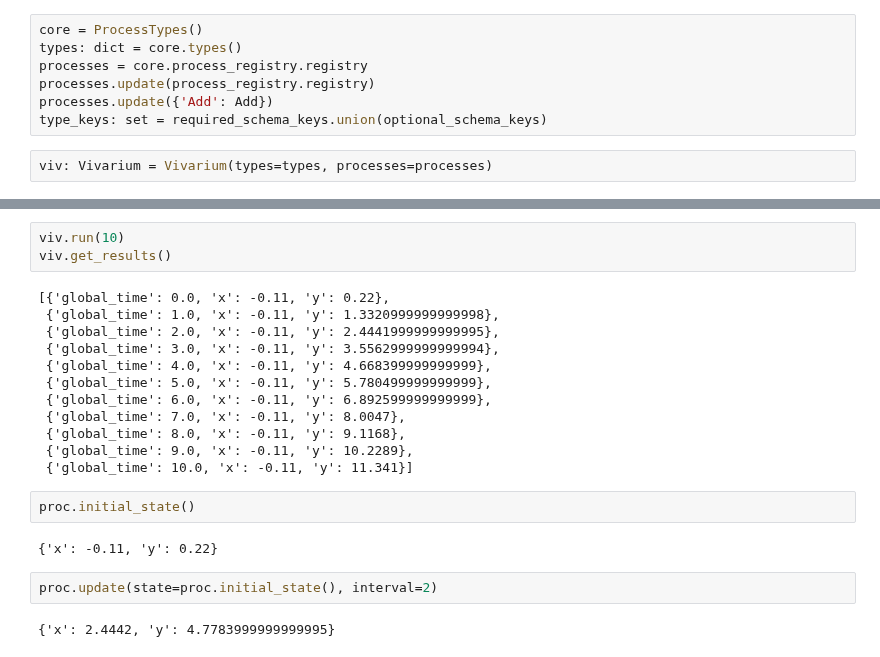
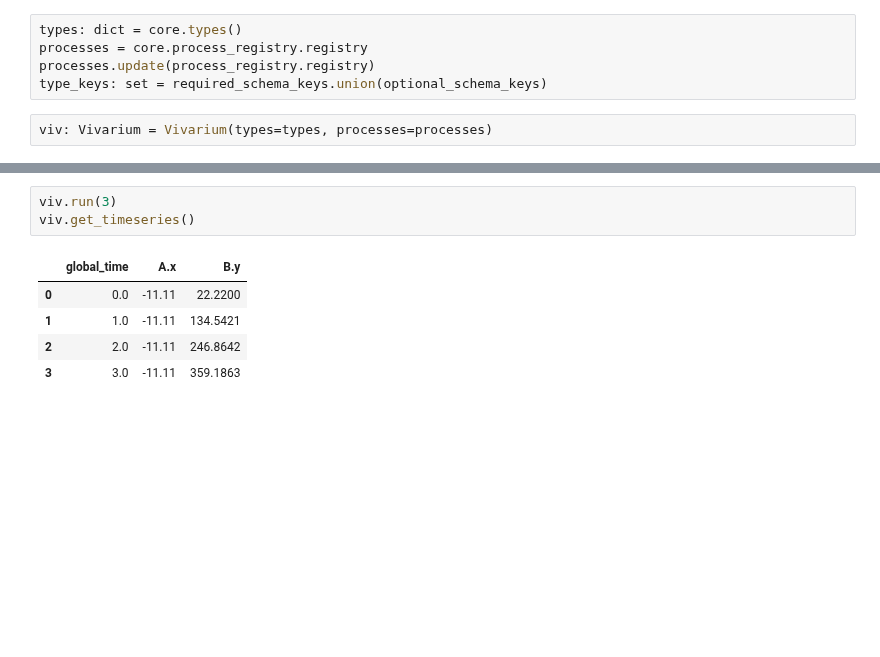
Before and after one commit to vivarium-collective/vEcoli, a Jupyter notebook: notebooks/pbg_migration.ipynb, the cells around one changed output, grey strips where cells are left out. Cells and saved outputs as stored; diff of their text form; blank space fills up the shorter version.

```diff
--- a/notebooks/pbg_migration.ipynb
+++ b/notebooks/pbg_migration.ipynb
@@ -47,9 +60,7 @@ class Add(BaseProcess):
 # %%
-core = ProcessTypes()
 types: dict = core.types()
 processes = core.process_registry.registry
 processes.update(process_registry.registry)
-processes.update({'Add': Add})
 type_keys: set = required_schema_keys.union(optional_schema_keys)
 # %%
 viv: Vivarium = Vivarium(types=types, processes=processes)
@@ -104,23 +151,9 @@ viv.add_emitter()
 # %%
-viv.run(10)
-viv.get_results()
+viv.run(3)
+viv.get_timeseries()
 # %% [output]
-[{'global_time': 0.0, 'x': -0.11, 'y': 0.22},
- {'global_time': 1.0, 'x': -0.11, 'y': 1.3320999999999998},
- {'global_time': 2.0, 'x': -0.11, 'y': 2.4441999999999995},
- {'global_time': 3.0, 'x': -0.11, 'y': 3.5562999999999994},
- {'global_time': 4.0, 'x': -0.11, 'y': 4.668399999999999},
- {'global_time': 5.0, 'x': -0.11, 'y': 5.780499999999999},
- {'global_time': 6.0, 'x': -0.11, 'y': 6.892599999999999},
- {'global_time': 7.0, 'x': -0.11, 'y': 8.0047},
- {'global_time': 8.0, 'x': -0.11, 'y': 9.1168},
- {'global_time': 9.0, 'x': -0.11, 'y': 10.2289},
- {'global_time': 10.0, 'x': -0.11, 'y': 11.341}]
+|  | global_time | A.x | B.y |
+| 0 | 0.0 | -11.11 | 22.2200 |
+| 1 | 1.0 | -11.11 | 134.5421 |
+| 2 | 2.0 | -11.11 | 246.8642 |
+| 3 | 3.0 | -11.11 | 359.1863 |
-# %%
-proc.initial_state()
-# %% [output]
-{'x': -0.11, 'y': 0.22}
-# %%
-proc.update(state=proc.initial_state(), interval=2)
-# %% [output]
-{'x': 2.4442, 'y': 4.7783999999999995}
```
Also changed, not shown: parts of 19 cells of this notebook.
